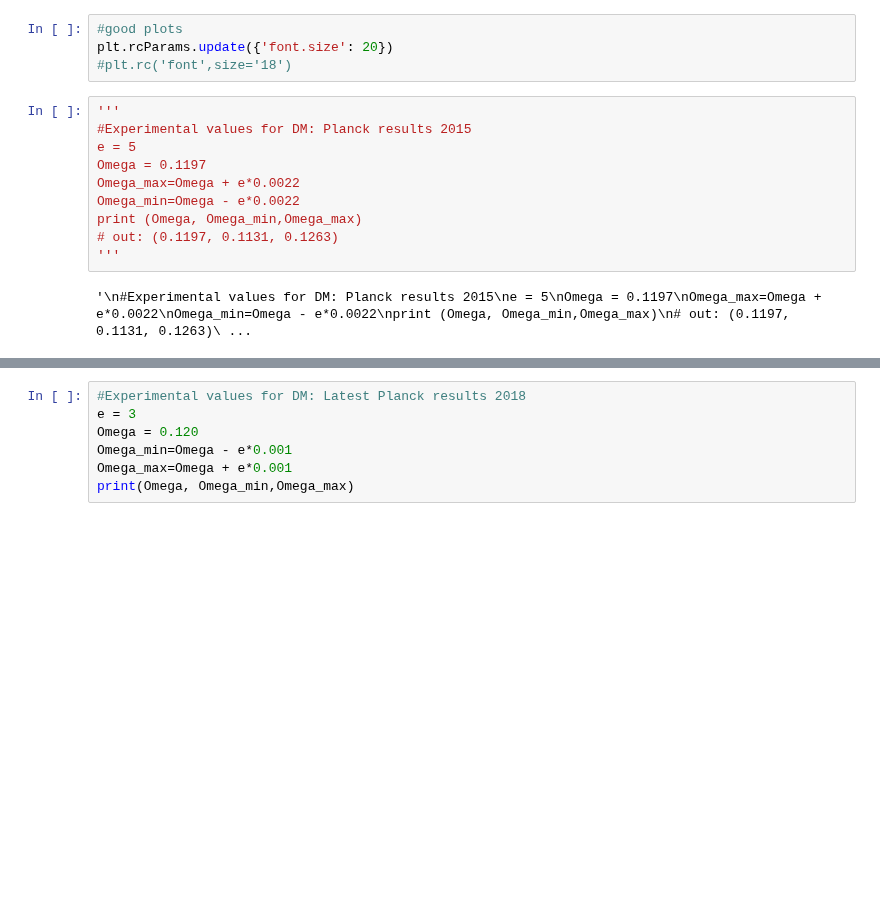
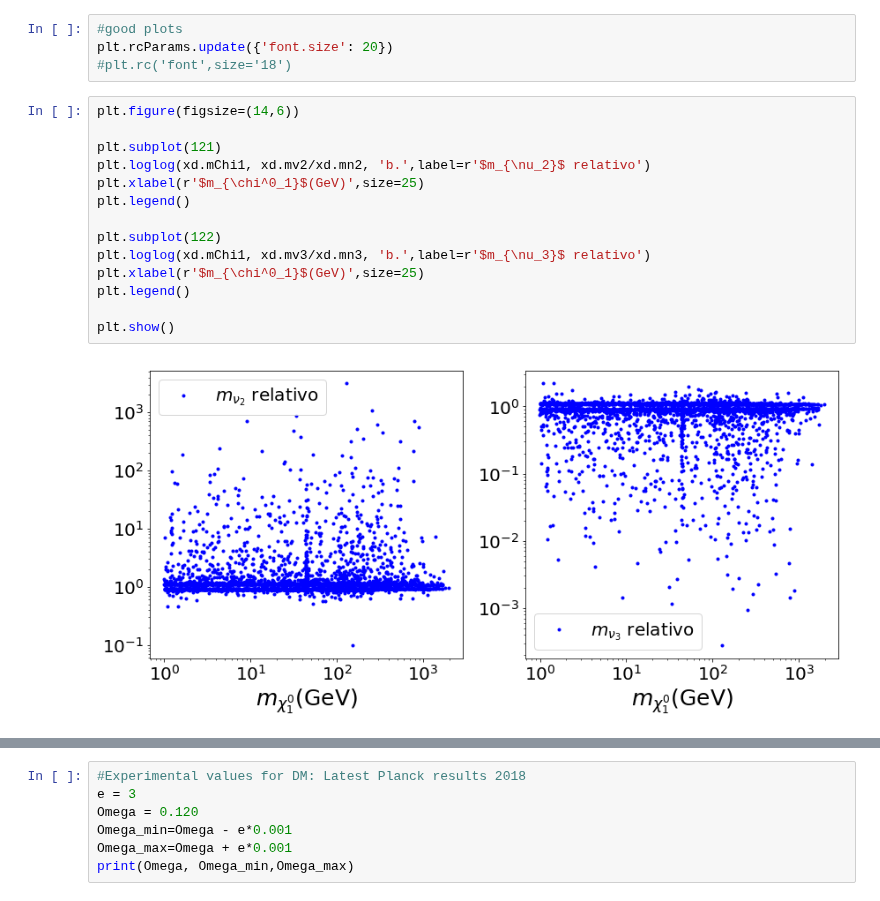
Before and after one commit to anferivera/SDdiracDM, a Jupyter notebook: run-model-MDvsVS-hc01hd01.ipynb, the cells around one changed output, grey strips where cells are left out. Drawn from its saved outputs; the diff is of its cells as text; blank space fills up the shorter version.

```diff
--- a/run-model-MDvsVS-hc01hd01.ipynb
+++ b/run-model-MDvsVS-hc01hd01.ipynb
@@ -329,15 +335,19 @@ xd[['mv1','mn1','mv2','mn2','mv3','mn3']][:3]
 #good plots
 plt.rcParams.update({'font.size': 20})
 #plt.rc('font',size='18')
-# %%
-'''
-#Experimental values for DM: Planck results 2015
-e = 5
-Omega = 0.1197
-Omega_max=Omega + e*0.0022
-Omega_min=Omega - e*0.0022
-print (Omega, Omega_min,Omega_max)
-# out: (0.1197, 0.1131, 0.1263)
-'''
-# %% [output]
-'\n#Experimental values for DM: Planck results 2015\ne = 5\nOmega = 0.1197\nOmega_max=Omega + e*0.0022\nOmega_min=Omega - e*0.0022\nprint (Omega, Omega_min,Omega_max)\n# out: (0.1197, 0.1131, 0.1263)\ ...
+# %%
+plt.figure(figsize=(14,6))
+
+plt.subplot(121)
+plt.loglog(xd.mChi1, xd.mv2/xd.mn2, 'b.',label=r'$m_{\nu_2}$ relativo')
+plt.xlabel(r'$m_{\chi^0_1}$(GeV)',size=25)
+plt.legend()
+
+plt.subplot(122)
+plt.loglog(xd.mChi1, xd.mv3/xd.mn3, 'b.',label=r'$m_{\nu_3}$ relativo')
+plt.xlabel(r'$m_{\chi^0_1}$(GeV)',size=25)
+plt.legend()
+
+plt.show()
+# %% [output]
+[figure, added]
```
Also changed, not shown: parts of 16 cells of this notebook, 8 other files.
